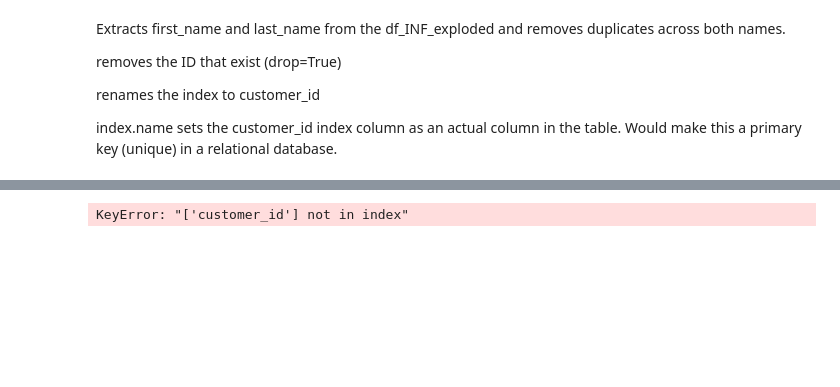
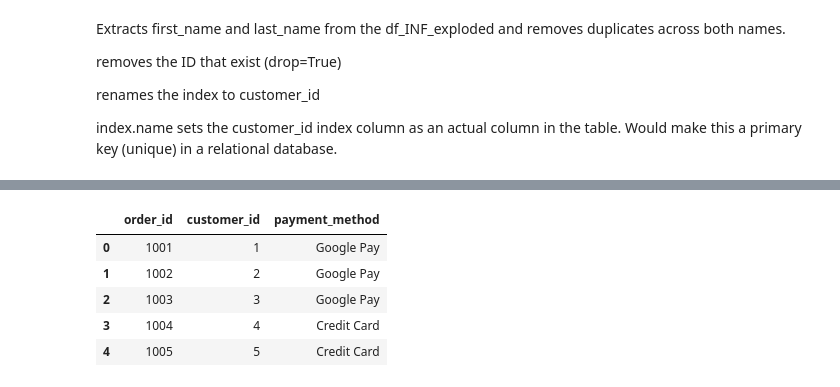
Before and after one commit to p-tech/wbs-dm, a Jupyter notebook: Normalisation/2NF_Example.ipynb, the cells around one changed output, grey strips where cells are left out. Saved outputs shown, nothing was run; the diff lists cells and outputs as text; code cells hidden in the pictures; blank space fills up the shorter version.

```diff
--- a/Normalisation/2NF_Example.ipynb
+++ b/Normalisation/2NF_Example.ipynb
@@ -126,12 +131,17 @@ NameError: name 'display_dataframe_to_user' is not defined
 # %%
 
 # Merge with customers to assign customer_id to each order
 df_1NF = df_1NF.merge(customers, on=['first_name', 'last_name'], how='left')
 
 # Create Orders Table
 orders = df_1NF[['order_id', 'customer_id', 'payment_method']]
 
 # Display the table
-display_dataframe_to_user(name="Orders Table", dataframe=orders)
+display(orders)
 # %% [output]
-KeyError: "['customer_id'] not in index"
+|  | order_id | customer_id | payment_method |
+| 0 | 1001 | 1 | Google Pay |
+| 1 | 1002 | 2 | Google Pay |
+| 2 | 1003 | 3 | Google Pay |
+| 3 | 1004 | 4 | Credit Card |
+| 4 | 1005 | 5 | Credit Card |
```
Also changed, not shown: parts of 1 cell of this notebook.
